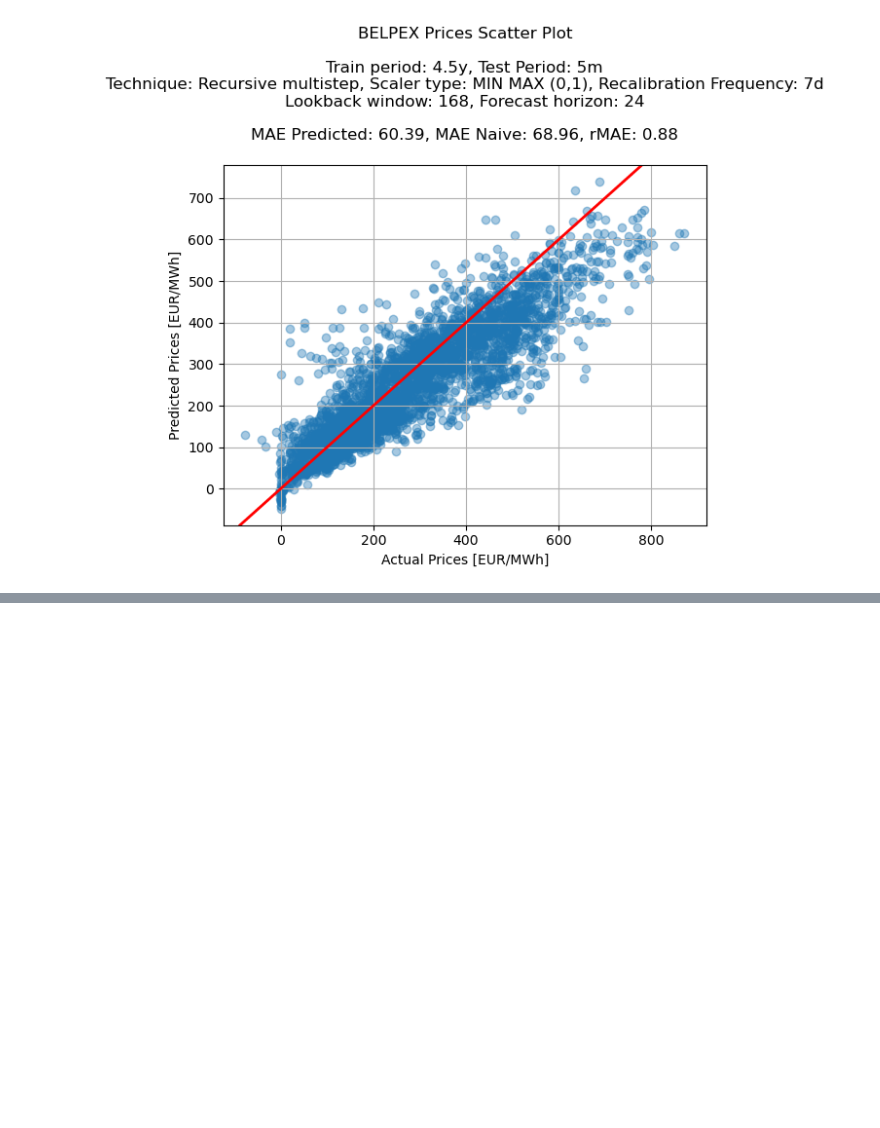
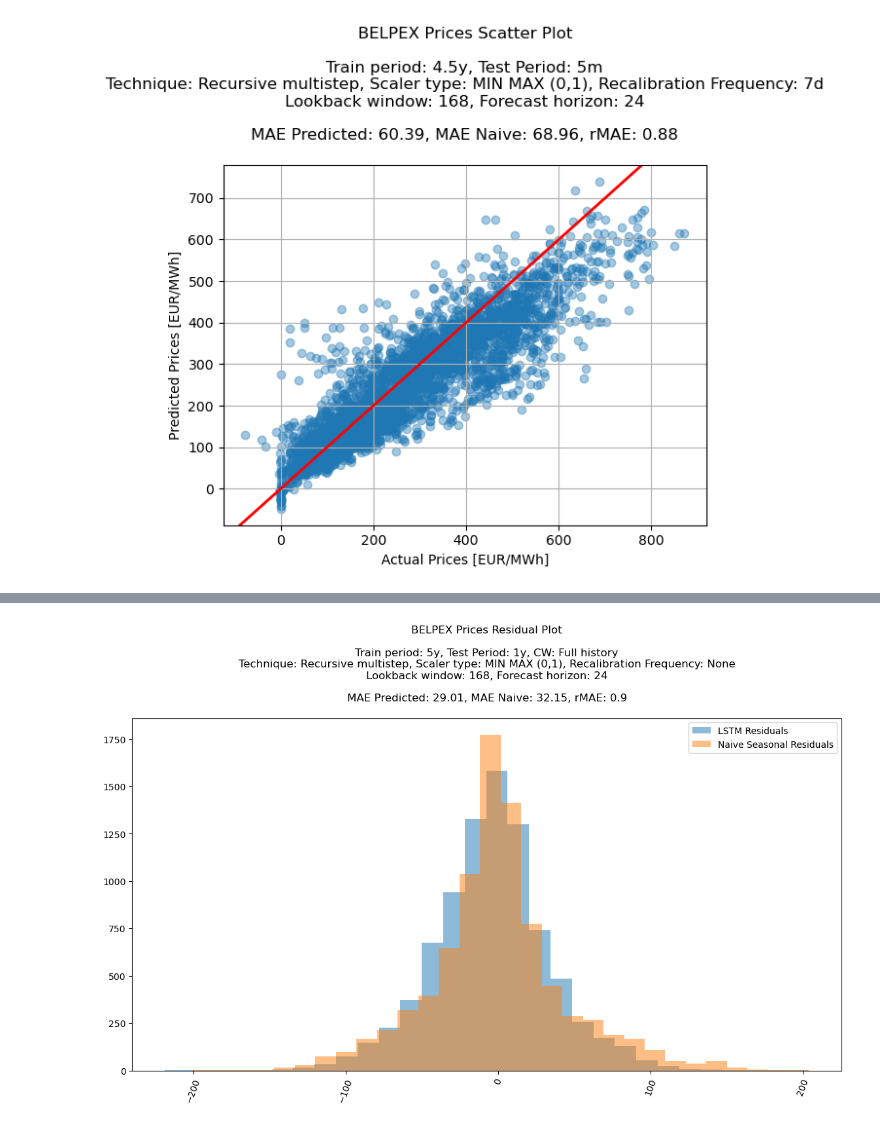
Before and after one commit to Nomercyme/DL-EPF, a Jupyter notebook: TensorFlow_LSTM.ipynb, the cells around one changed output, grey strips where cells are left out. Drawn from its saved outputs; the diff is of its cells as text; code cells hidden in the pictures; blank space fills up the shorter version.

```diff
--- a/TensorFlow_LSTM.ipynb
+++ b/TensorFlow_LSTM.ipynb
@@ -377,0 +416,10 @@ plt.show()
+# %%
+plt.figure(figsize=(14, 7))
+plt.hist(lstm_residuals, bins=30, alpha=0.5, label='LSTM Residuals')
+plt.hist(naive_residuals, bins=30, alpha=0.5, label='Naive Seasonal Residuals')
+plt.title(f"BELPEX Prices Residual Plot\n{title}")
+plt.legend()
+plt.xticks(rotation=70)
+plt.show()
+# %% [output]
+[figure, added]
```
Also changed, not shown: parts of 33 cells of this notebook, 2 other files.
